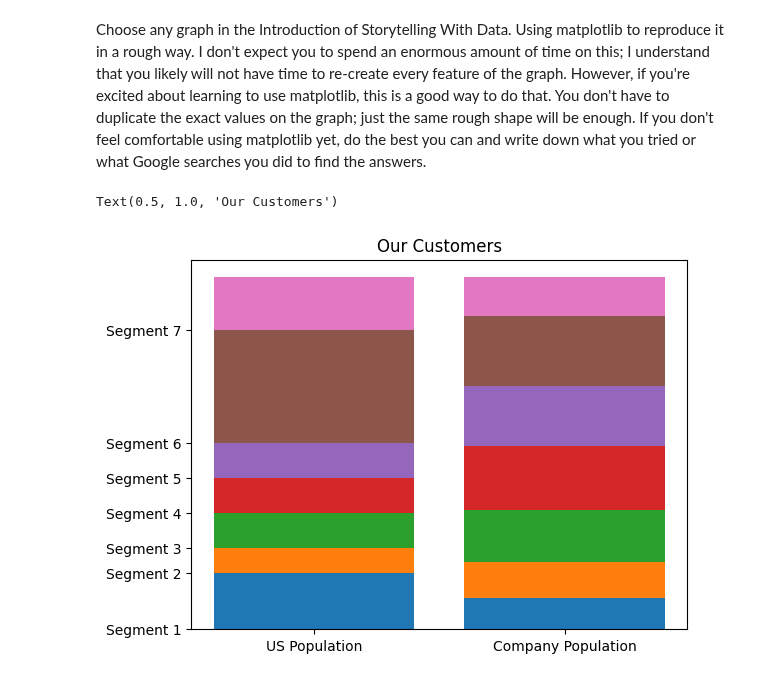
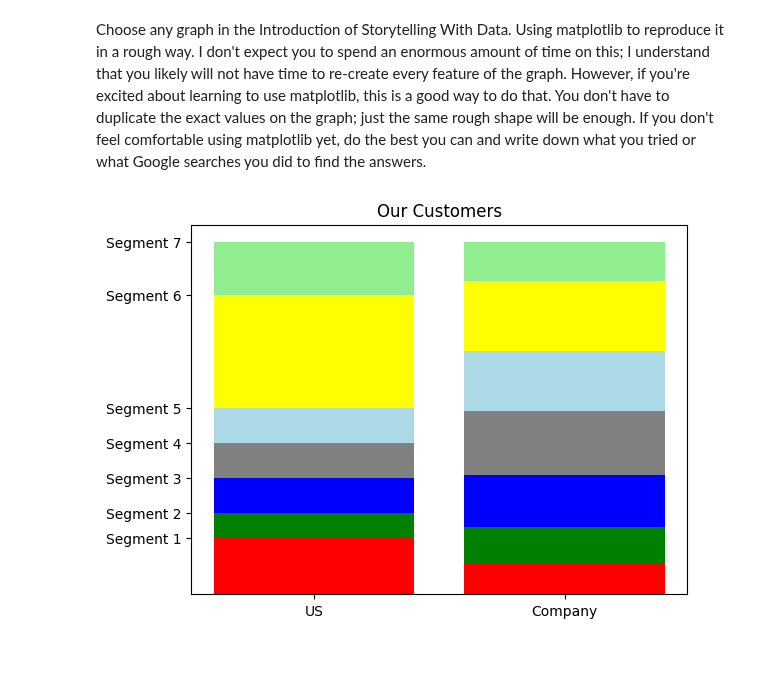
Before and after one commit to alr6qr/2025-spring-B2, a Jupyter notebook: Week1.ipynb, the cells around one changed output. Cells and saved outputs as stored; diff of their text form; code cells hidden in the pictures.

```diff
--- a/Week1.ipynb
+++ b/Week1.ipynb
@@ -508,38 +508,37 @@ plt.show()
 # 4. Storytelling With Data graph
 # %% [markdown]
 Choose any graph in the Introduction of Storytelling With Data.  Using matplotlib to reproduce it in a rough way.  I don't expect you to spend an enormous amount of time on this; I understand that you likely will not have time to re-create every feature of the graph.  However, if you're excited about learning to use matplotlib, this is a good way to do that.  You don't have to duplicate the exact values on the graph; just the same rough shape will be enough.  If you don't feel comfortable using matplotlib yet, do the best you can and write down what you tried or what Google searches you did to find the answers.
-# %%
-# DATA
-us_data = {
-    "Percentage": [16,7,10,10,10,32,15]
-}
-company_data = {
-    "Percentage": [9,10,15,18,17,20,11]
-}
-plot_data = pd.DataFrame({
-    "US": us_data["Percentage"],
-    "Company": company_data["Percentage"]
-})
-
-# PLOT
-ax = plt.gca()
-segments = len(plot_data)
-colors = plt.cm.tab10(range(segments))
-x = range(segments)
-
-# US
-for i in range(0, segments):
-    ax.bar(0, plot_data['US'][i], bottom=sum(plot_data['US'][:i]), label=f'US Segment {i+1}', color=colors[i])
-
-# Company
-for i in range(0, segments):
-    ax.bar(1, plot_data['Company'][i], bottom=sum(plot_data['Company'][:i]), label=f'Company Segment {i+1}', color=colors[i])
-
-ax.set_xticks([0, 1])
-ax.set_xticklabels(['US Population', 'Company Population'])
-ax.set_yticks([sum(plot_data['US'][:i]) for i in range(segments)])
-ax.set_yticklabels([f"Segment {i+1}" for i in range(segments)])
-ax.set_title('Our Customers')
-# %% [output]
-Text(0.5, 1.0, 'Our Customers')
-[figure, removed]
+# %%
+Pop = ["US", "Company"]
+Segment_1 = [16,9]
+Segment_2 = [7,10]
+Segment_3 = [10,15]
+Segment_4 = [10,18]
+Segment_5 = [10,17]
+Segment_6 = [32,20]
+Segment_7 = [15,11]
+
+bottom_2 = np.add(Segment_1, Segment_2)
+bottom_3 = np.add(bottom_2, Segment_3)
+bottom_4 = np.add(bottom_3, Segment_4)
+bottom_5 = np.add(bottom_4, Segment_5)
+bottom_6 = np.add(bottom_5, Segment_6)
+bottom_7 = np.add(bottom_6, Segment_7)
+
+colors = ['#FF0000', '#008000', '#0000FF', '#808080', '#ADD8E6', '#FFFF00', '#90EE90']  # red, green, blue, grey, light blue, yellow, light green
+
+plt.bar(Pop, Segment_1, color=colors[0])
+plt.bar(Pop, Segment_2, bottom=Segment_1, color=colors[1])
+plt.bar(Pop, Segment_3, bottom=bottom_2, color=colors[2])
+plt.bar(Pop, Segment_4, bottom=bottom_3, color=colors[3])
+plt.bar(Pop, Segment_5, bottom=bottom_4, color=colors[4])
+plt.bar(Pop, Segment_6, bottom=bottom_5, color=colors[5])
+plt.bar(Pop, Segment_7, bottom=bottom_6, color=colors[6])
+
+plt.yticks([16,23,33,43,53,85,100], ['Segment 1','Segment 2','Segment 3','Segment 4','Segment 5','Segment 6','Segment 7'])
+plt.title('Our Customers')
+plt.show()
+
+# Can't figure out how to put text in each segment, or automate segment labels
+# %% [output]
+[figure, added]
```
Also changed, not shown: parts of 3 cells of this notebook, 2 other files.
